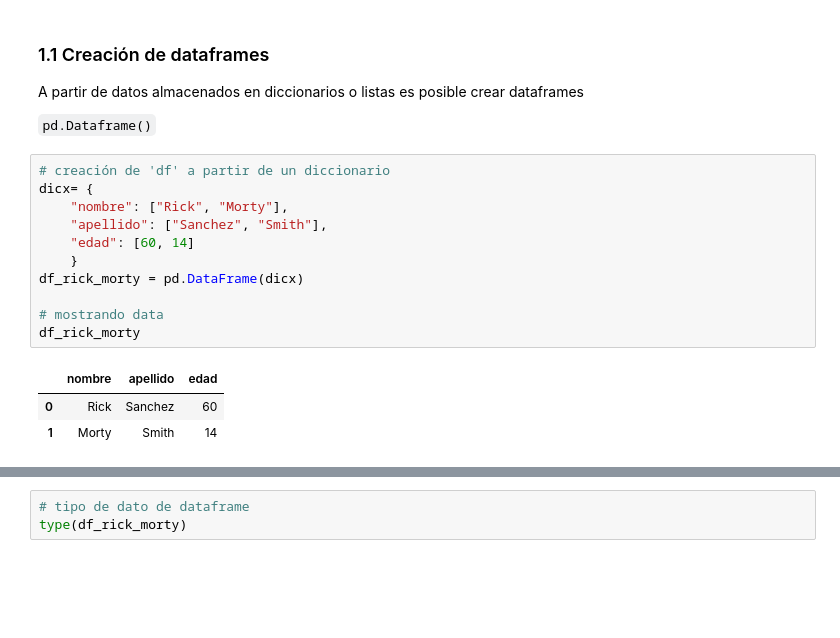
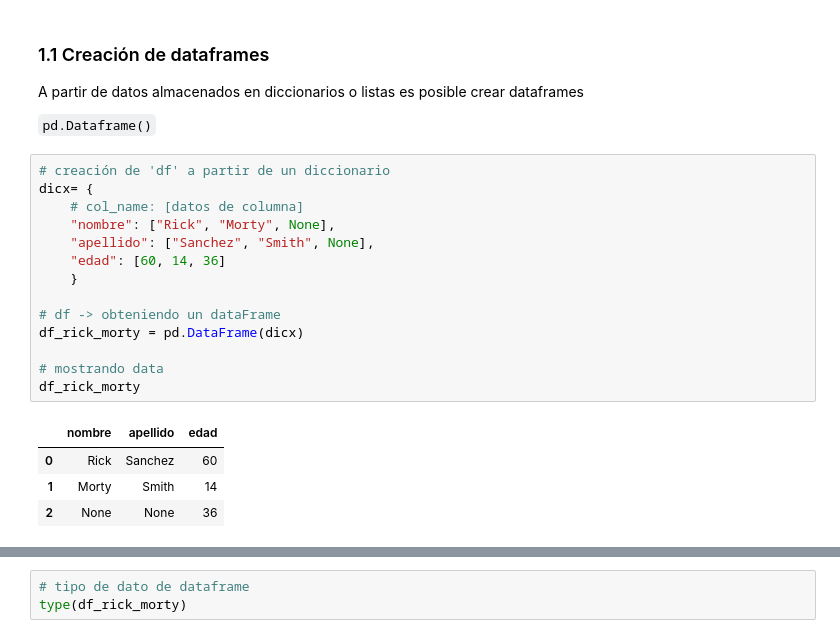
Before and after one commit to Guille020802/PythonFundamentos, a Jupyter notebook: Modulo5/1. Intro a Pandas.ipynb, the cells around one changed output, grey strips where cells are left out. Cells and saved outputs as stored; diff of their text form; blank space fills up the shorter version.

```diff
--- a/Modulo5/1. Intro a Pandas.ipynb
+++ b/Modulo5/1. Intro a Pandas.ipynb
@@ -51,17 +51,21 @@ A partir de datos almacenados en diccionarios o listas es posible crear datafram
 # %%
 # creación de 'df' a partir de un diccionario
 dicx= {
-    "nombre": ["Rick", "Morty"],
-    "apellido": ["Sanchez", "Smith"],
-    "edad": [60, 14]
+    # col_name: [datos de columna]
+    "nombre": ["Rick", "Morty", None],
+    "apellido": ["Sanchez", "Smith", None],
+    "edad": [60, 14, 36]
     }
+
+# df -> obteniendo un dataFrame
 df_rick_morty = pd.DataFrame(dicx)
 
 # mostrando data
 df_rick_morty
 # %% [output]
 |  | nombre | apellido | edad |
 | 0 | Rick | Sanchez | 60 |
 | 1 | Morty | Smith | 14 |
+| 2 | None | None | 36 |
 # %%
 # creacion de df a partir de una lista
```
Also changed, not shown: parts of 33 cells of this notebook, 48 other files.
